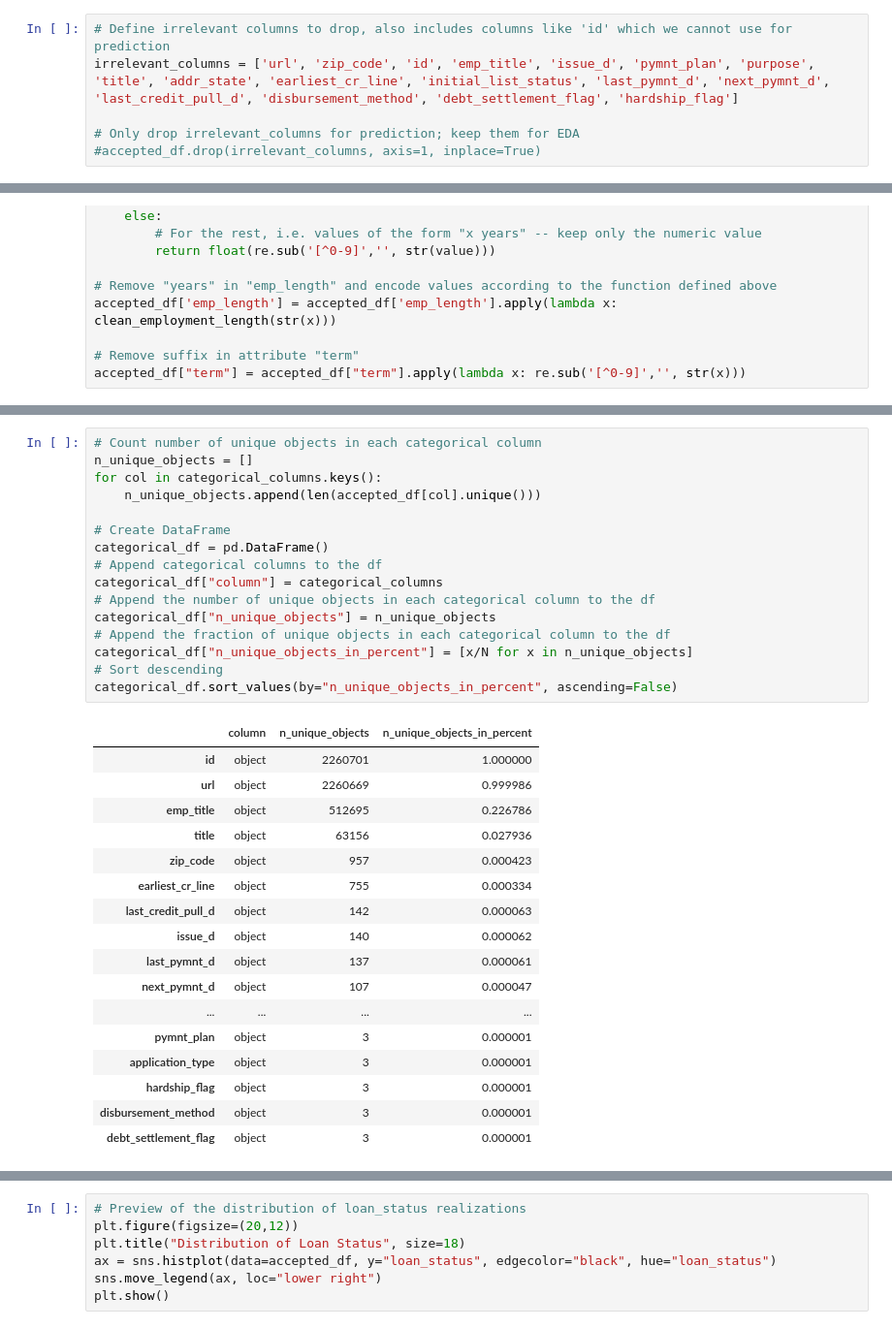
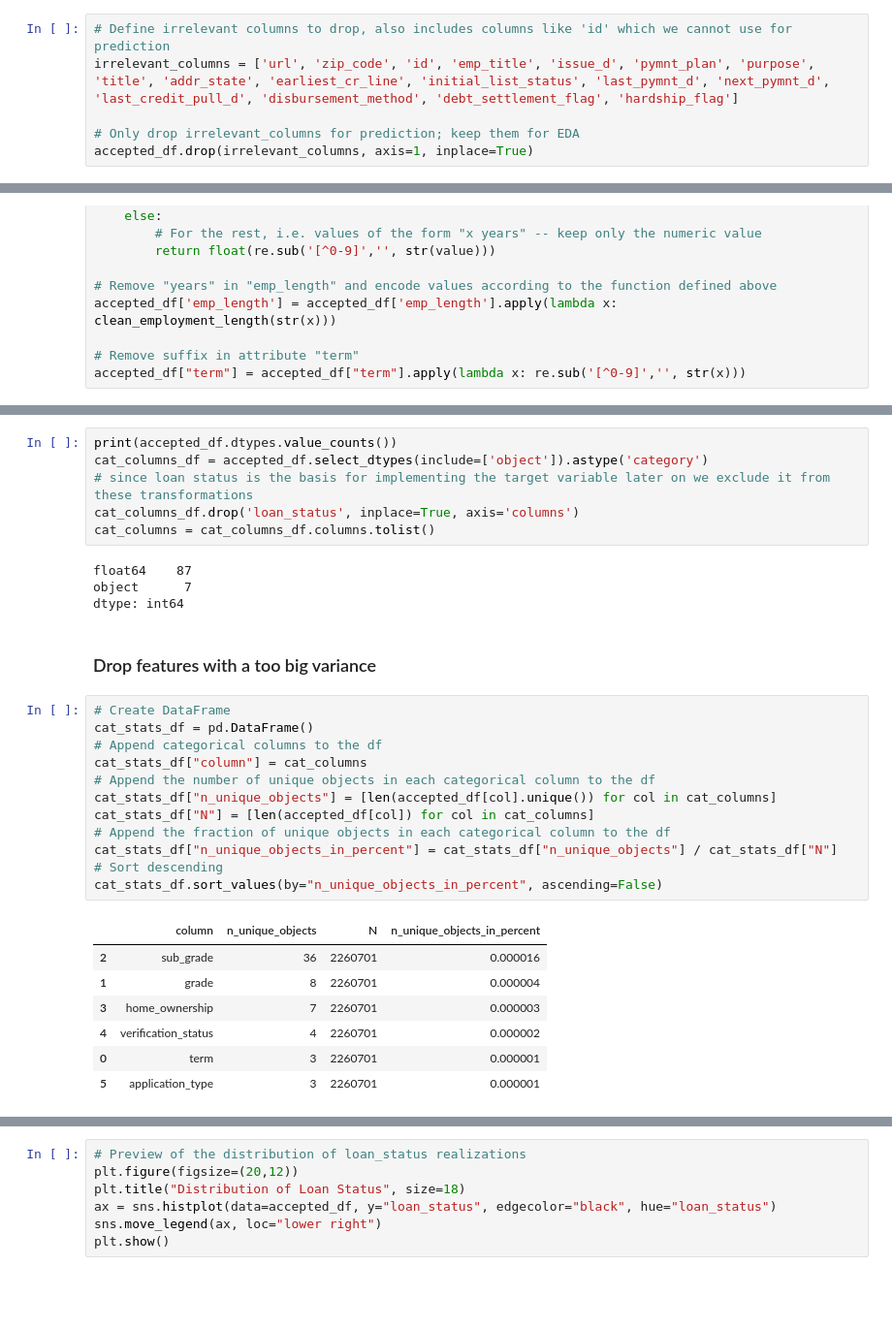
Before and after one commit to negralessio/advanced-ml-final-project, a Jupyter notebook: notebooks/preprocessing.ipynb, the cells around one changed output, grey strips where cells are left out. Shown at 97% size. Cells and saved outputs as stored; diff of their text form; blank space fills up the shorter version.

Commit message:
optimize data preprocessing, init task 4

```diff
--- a/notebooks/preprocessing.ipynb
+++ b/notebooks/preprocessing.ipynb
@@ -84,4 +82,4 @@ In this section we remove irrelevant features based on the official details list
 irrelevant_columns = ['url', 'zip_code', 'id', 'emp_title', 'issue_d', 'pymnt_plan', 'purpose', 'title', 'addr_state', 'earliest_cr_line', 'initial_list_status', 'last_pymnt_d', 'next_pymnt_d', 'last_credit_pull_d', 'disbursement_method', 'debt_settlement_flag', 'hardship_flag']
 
 # Only drop irrelevant_columns for prediction; keep them for EDA
-#accepted_df.drop(irrelevant_columns, axis=1, inplace=True)
+accepted_df.drop(irrelevant_columns, axis=1, inplace=True)
@@ -151,36 +114,34 @@ dtype: object
+# %%
+print(accepted_df.dtypes.value_counts())
+cat_columns_df = accepted_df.select_dtypes(include=['object']).astype('category')
+# since loan status is the basis for implementing the target variable later on we exclude it from these transformations
+cat_columns_df.drop('loan_status', inplace=True, axis='columns')
+cat_columns = cat_columns_df.columns.tolist()
+# %% [output]
+float64    87
+object      7
+dtype: int64
+# %% [markdown]
+### Drop features with a too big variance
 # %%
-# Count number of unique objects in each categorical column
-n_unique_objects = []
-for col in categorical_columns.keys():
-    n_unique_objects.append(len(accepted_df[col].unique()))
-
 # Create DataFrame
-categorical_df = pd.DataFrame()
+cat_stats_df = pd.DataFrame()
 # Append categorical columns to the df
-categorical_df["column"] = categorical_columns
+cat_stats_df["column"] = cat_columns
 # Append the number of unique objects in each categorical column to the df
-categorical_df["n_unique_objects"] = n_unique_objects
+cat_stats_df["n_unique_objects"] = [len(accepted_df[col].unique()) for col in cat_columns]
+cat_stats_df["N"] = [len(accepted_df[col]) for col in cat_columns]
 # Append the fraction of unique objects in each categorical column to the df
-categorical_df["n_unique_objects_in_percent"] = [x/N for x in n_unique_objects]
+cat_stats_df["n_unique_objects_in_percent"] = cat_stats_df["n_unique_objects"] / cat_stats_df["N"]
 # Sort descending
-categorical_df.sort_values(by="n_unique_objects_in_percent", ascending=False)
+cat_stats_df.sort_values(by="n_unique_objects_in_percent", ascending=False)
 # %% [output]
-|  | column | n_unique_objects | n_unique_objects_in_percent |
-| id | object | 2260701 | 1.000000 |
-| url | object | 2260669 | 0.999986 |
-| emp_title | object | 512695 | 0.226786 |
-| title | object | 63156 | 0.027936 |
-| zip_code | object | 957 | 0.000423 |
-| earliest_cr_line | object | 755 | 0.000334 |
-| last_credit_pull_d | object | 142 | 0.000063 |
-| issue_d | object | 140 | 0.000062 |
-| last_pymnt_d | object | 137 | 0.000061 |
-| next_pymnt_d | object | 107 | 0.000047 |
-| ... | ... | ... | ... |
-| pymnt_plan | object | 3 | 0.000001 |
-| application_type | object | 3 | 0.000001 |
-| hardship_flag | object | 3 | 0.000001 |
-| disbursement_method | object | 3 | 0.000001 |
-| debt_settlement_flag | object | 3 | 0.000001 |
+|  | column | n_unique_objects | N | n_unique_objects_in_percent |
+| 2 | sub_grade | 36 | 2260701 | 0.000016 |
+| 1 | grade | 8 | 2260701 | 0.000004 |
+| 3 | home_ownership | 7 | 2260701 | 0.000003 |
+| 4 | verification_status | 4 | 2260701 | 0.000002 |
+| 0 | term | 3 | 2260701 | 0.000001 |
+| 5 | application_type | 3 | 2260701 | 0.000001 |
 # %% [markdown]
 **Result**:
```
Also changed, not shown: parts of 19 cells of this notebook, 3 other files.
